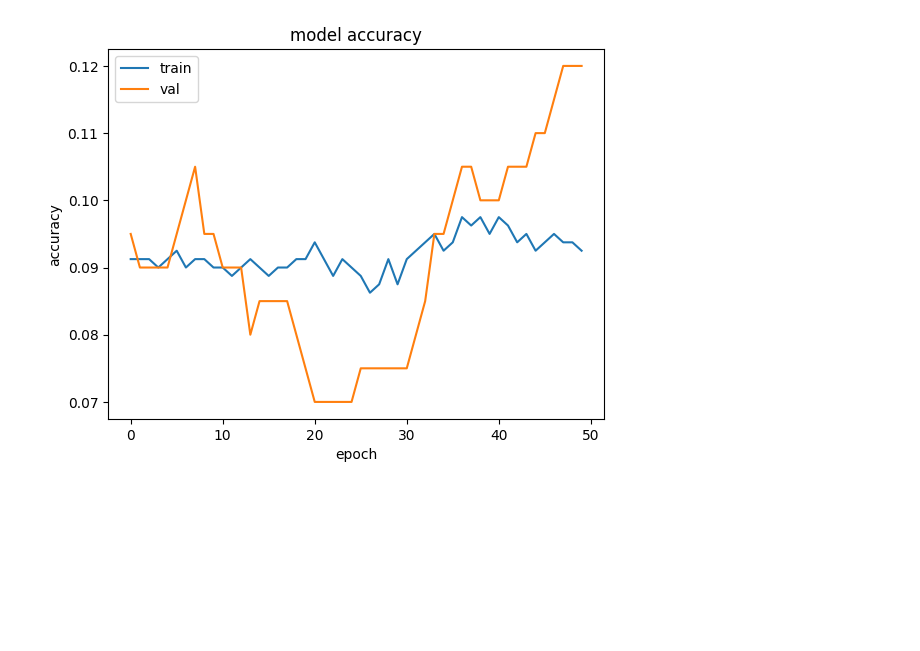
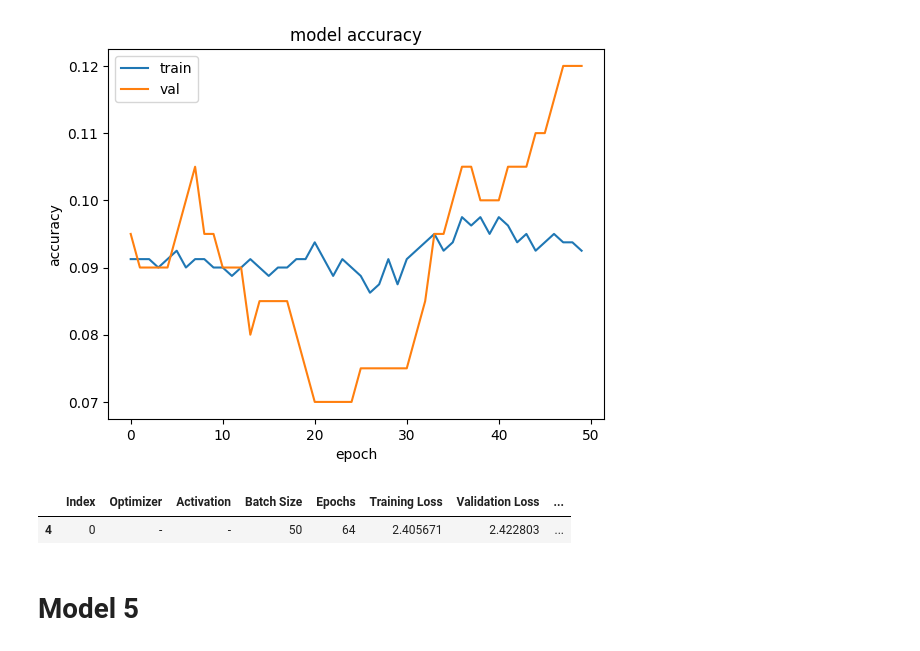
Before and after one commit to bcheng251/BenChen, a Jupyter notebook: Convert_ipynb_to_HTML_in_Colab.ipynb, the cells around one changed output. Cells and saved outputs as stored; diff of their text form; code cells hidden in the pictures; blank space fills up the shorter version.

```diff
--- a/Convert_ipynb_to_HTML_in_Colab.ipynb
+++ b/Convert_ipynb_to_HTML_in_Colab.ipynb
@@ -1711,3 +1711,24 @@ plot(history, 'loss')
 plot(history,'accuracy')
 # %% [output]
 [figure]
+# %%
+import pandas as pd
+
+# Creating an empty DataFrame named 'results' with appropriate columns
+results = pd.DataFrame(columns=[
+    'Index', 'Optimizer', 'Activation', 'Batch Size', 'Epochs',
+    'Training Loss', 'Validation Loss', 'Training Accuracy',
+    'Validation Accuracy', 'Time (seconds)'
+])
+
+# Now you can add your data
+results.loc[4] = [0, '-', '-', 50, 64, history.history["loss"][-1],
+                 history.history["val_loss"][-1], history.history["accuracy"][-1],
+                 history.history["val_accuracy"][-1], round(end - start, 2)]
+# %%
+results
+# %% [output]
+|  | Index | Optimizer | Activation | Batch Size | Epochs | Training Loss | Validation Loss | ... |
+| 4 | 0 | - | - | 50 | 64 | 2.405671 | 2.422803 | ... |
+# %% [markdown]
+# Model 5
```
Also changed, not shown: parts of 3 cells of this notebook.
